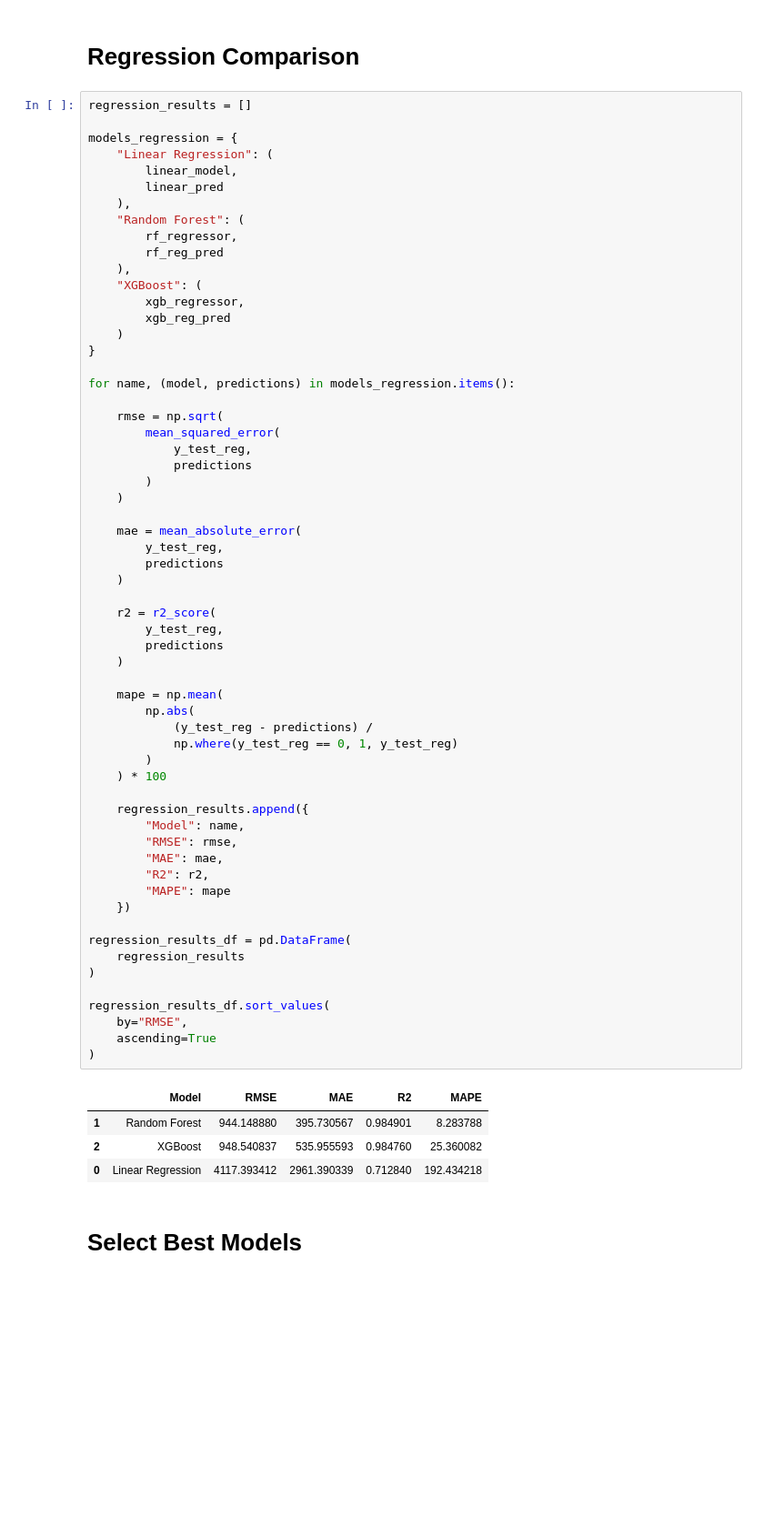
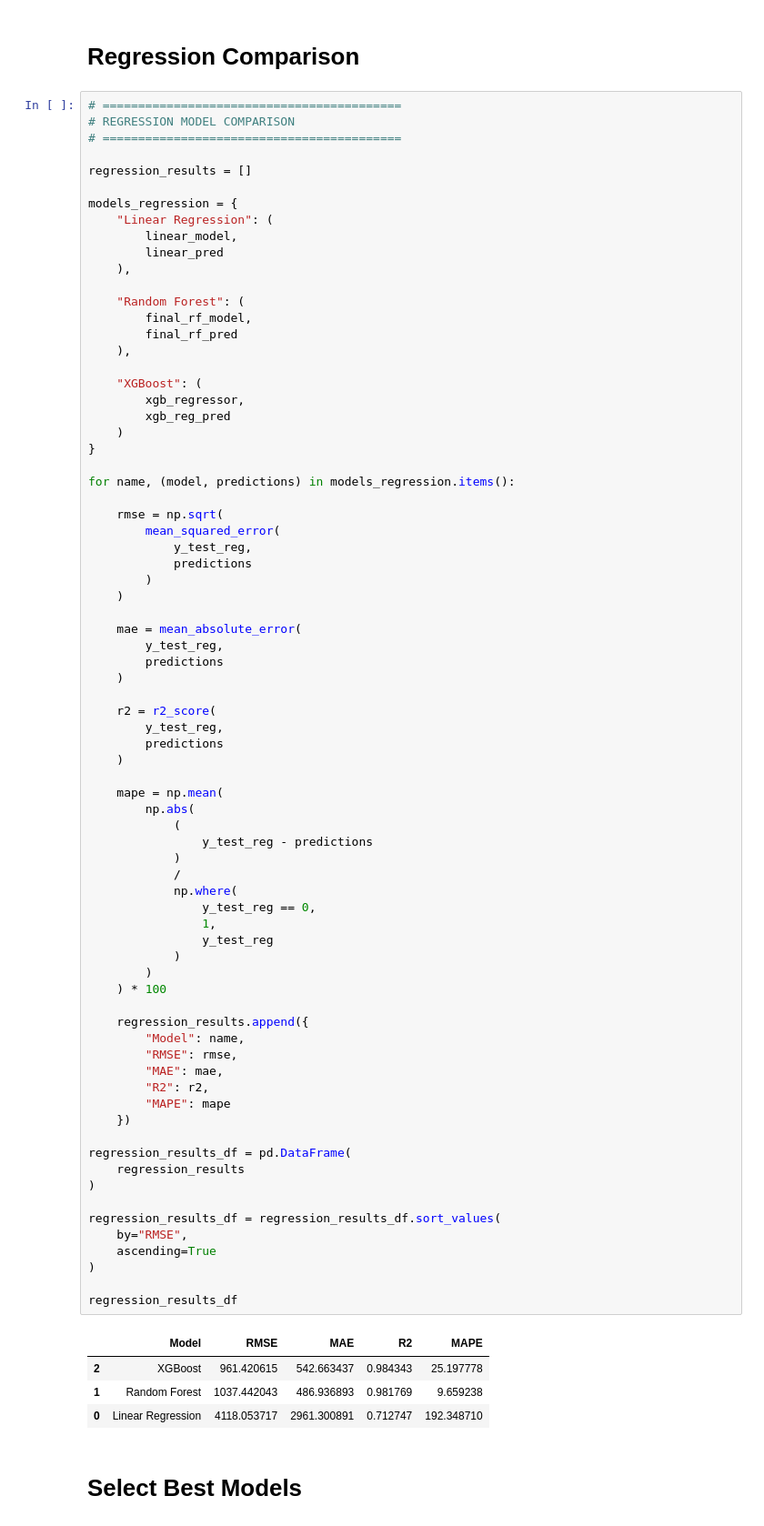
Before and after one commit to swagatipachare/EMI-Predict-AI, a Jupyter notebook: notebooks/EMI.ipynb, the cells around one changed output. Shown at 91% size. Drawn from its saved outputs; the diff is of its cells as text; blank space fills up the shorter version.

Commit message:
Update regression model and project

```diff
--- a/notebooks/EMI.ipynb
+++ b/notebooks/EMI.ipynb
@@ -1019,6 +1093,10 @@ XGBoost Regressor completed.
 # %% [markdown]
 # Regression Comparison
 # %%
+# ==========================================
+# REGRESSION MODEL COMPARISON
+# ==========================================
+
 regression_results = []
 
 models_regression = {
@@ -1026,10 +1104,12 @@ models_regression = {
         linear_model,
         linear_pred
     ),
+
     "Random Forest": (
-        rf_regressor,
-        rf_reg_pred
+        final_rf_model,
+        final_rf_pred
     ),
+
     "XGBoost": (
         xgb_regressor,
         xgb_reg_pred
@@ -1050,39 +1130,48 @@ for name, (model, predictions) in models_regression.items():
         predictions
     )
 
     r2 = r2_score(
         y_test_reg,
         predictions
     )
 
     mape = np.mean(
         np.abs(
-            (y_test_reg - predictions) /
-            np.where(y_test_reg == 0, 1, y_test_reg)
+            (
+                y_test_reg - predictions
+            )
+            /
+            np.where(
+                y_test_reg == 0,
+                1,
+                y_test_reg
+            )
         )
     ) * 100
 
     regression_results.append({
         "Model": name,
         "RMSE": rmse,
         "MAE": mae,
         "R2": r2,
         "MAPE": mape
     })
 
 regression_results_df = pd.DataFrame(
     regression_results
 )
 
-regression_results_df.sort_values(
+regression_results_df = regression_results_df.sort_values(
     by="RMSE",
     ascending=True
 )
+
+regression_results_df
 # %% [output]
 |  | Model | RMSE | MAE | R2 | MAPE |
-| 1 | Random Forest | 944.148880 | 395.730567 | 0.984901 | 8.283788 |
-| 2 | XGBoost | 948.540837 | 535.955593 | 0.984760 | 25.360082 |
-| 0 | Linear Regression | 4117.393412 | 2961.390339 | 0.712840 | 192.434218 |
+| 2 | XGBoost | 961.420615 | 542.663437 | 0.984343 | 25.197778 |
+| 1 | Random Forest | 1037.442043 | 486.936893 | 0.981769 | 9.659238 |
+| 0 | Linear Regression | 4118.053717 | 2961.300891 | 0.712747 | 192.348710 |
 # %% [markdown]
 # Select Best Models
 # %%
```
Also changed, not shown: parts of 10 cells of this notebook, 5 other files.
